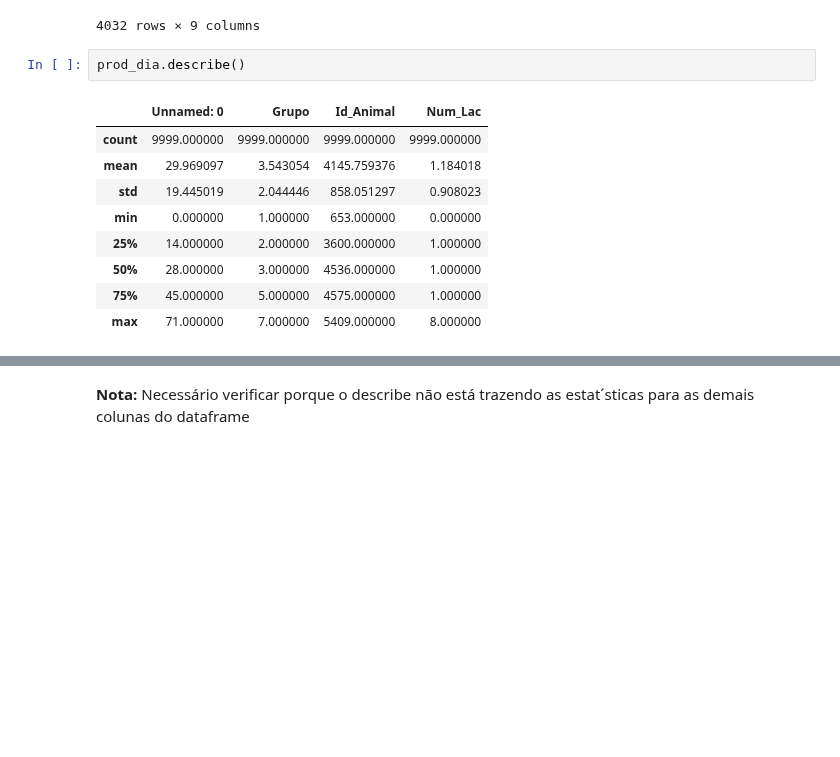
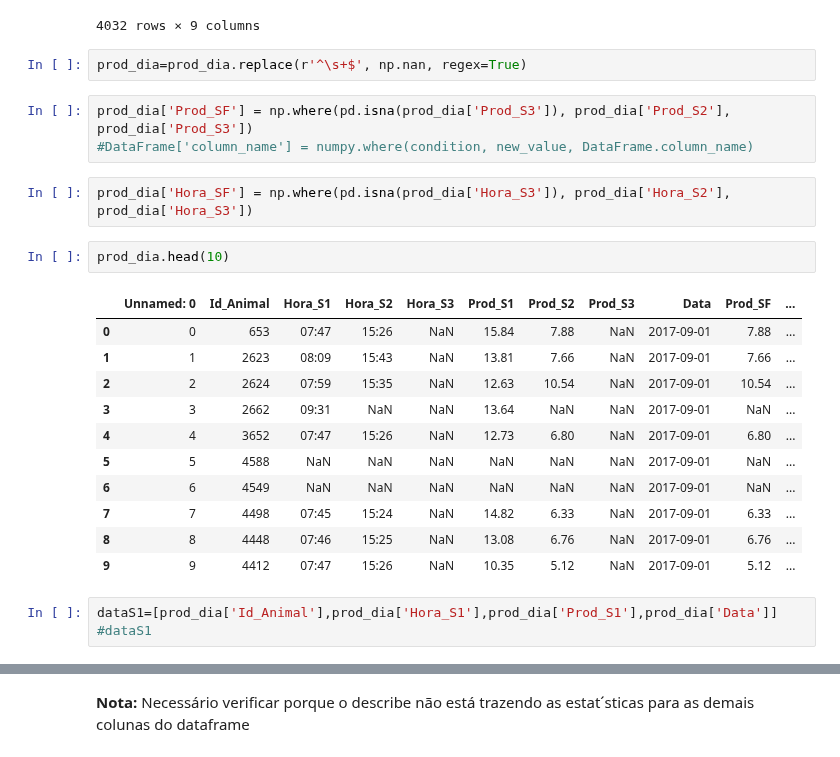
Before and after one commit to InstitutodaVinci3/vancouver, a Jupyter notebook: MedMepNewData.ipynb, the cells around one changed output, grey strips where cells are left out. Drawn from its saved outputs; the diff is of its cells as text; blank space fills up the shorter version.

```diff
--- a/MedMepNewData.ipynb
+++ b/MedMepNewData.ipynb
@@ -456,15 +461,27 @@ prod_dia
 | 4030 | 70 | 2483 |  |  |  | NaN | NaN | NaN | 2017-10-26 |
 | 4031 | 71 | 2431 |  |  |  | NaN | NaN | NaN | 2017-10-26 |
 4032 rows × 9 columns
-# %%
-prod_dia.describe()
-# %% [output]
-|  | Unnamed: 0 | Grupo | Id_Animal | Num_Lac |
-| count | 9999.000000 | 9999.000000 | 9999.000000 | 9999.000000 |
-| mean | 29.969097 | 3.543054 | 4145.759376 | 1.184018 |
-| std | 19.445019 | 2.044446 | 858.051297 | 0.908023 |
-| min | 0.000000 | 1.000000 | 653.000000 | 0.000000 |
-| 25% | 14.000000 | 2.000000 | 3600.000000 | 1.000000 |
-| 50% | 28.000000 | 3.000000 | 4536.000000 | 1.000000 |
-| 75% | 45.000000 | 5.000000 | 4575.000000 | 1.000000 |
-| max | 71.000000 | 7.000000 | 5409.000000 | 8.000000 |
+# %%
+prod_dia=prod_dia.replace(r'^\s+$', np.nan, regex=True)
+# %%
+prod_dia['Prod_SF'] = np.where(pd.isna(prod_dia['Prod_S3']), prod_dia['Prod_S2'], prod_dia['Prod_S3'])
+#DataFrame['column_name'] = numpy.where(condition, new_value, DataFrame.column_name)
+# %%
+prod_dia['Hora_SF'] = np.where(pd.isna(prod_dia['Hora_S3']), prod_dia['Hora_S2'], prod_dia['Hora_S3'])
+# %%
+prod_dia.head(10)
+# %% [output]
+|  | Unnamed: 0 | Id_Animal | Hora_S1 | Hora_S2 | Hora_S3 | Prod_S1 | Prod_S2 | Prod_S3 | Data | Prod_SF | ... |
+| 0 | 0 | 653 | 07:47 | 15:26 | NaN | 15.84 | 7.88 | NaN | 2017-09-01 | 7.88 | ... |
+| 1 | 1 | 2623 | 08:09 | 15:43 | NaN | 13.81 | 7.66 | NaN | 2017-09-01 | 7.66 | ... |
+| 2 | 2 | 2624 | 07:59 | 15:35 | NaN | 12.63 | 10.54 | NaN | 2017-09-01 | 10.54 | ... |
+| 3 | 3 | 2662 | 09:31 | NaN | NaN | 13.64 | NaN | NaN | 2017-09-01 | NaN | ... |
+| 4 | 4 | 3652 | 07:47 | 15:26 | NaN | 12.73 | 6.80 | NaN | 2017-09-01 | 6.80 | ... |
+| 5 | 5 | 4588 | NaN | NaN | NaN | NaN | NaN | NaN | 2017-09-01 | NaN | ... |
+| 6 | 6 | 4549 | NaN | NaN | NaN | NaN | NaN | NaN | 2017-09-01 | NaN | ... |
+| 7 | 7 | 4498 | 07:45 | 15:24 | NaN | 14.82 | 6.33 | NaN | 2017-09-01 | 6.33 | ... |
+| 8 | 8 | 4448 | 07:46 | 15:25 | NaN | 13.08 | 6.76 | NaN | 2017-09-01 | 6.76 | ... |
+| 9 | 9 | 4412 | 07:47 | 15:26 | NaN | 10.35 | 5.12 | NaN | 2017-09-01 | 5.12 | ... |
+# %%
+dataS1=[prod_dia['Id_Animal'],prod_dia['Hora_S1'],prod_dia['Prod_S1'],prod_dia['Data']]
+#dataS1
```
Also changed, not shown: parts of 11 cells of this notebook.
